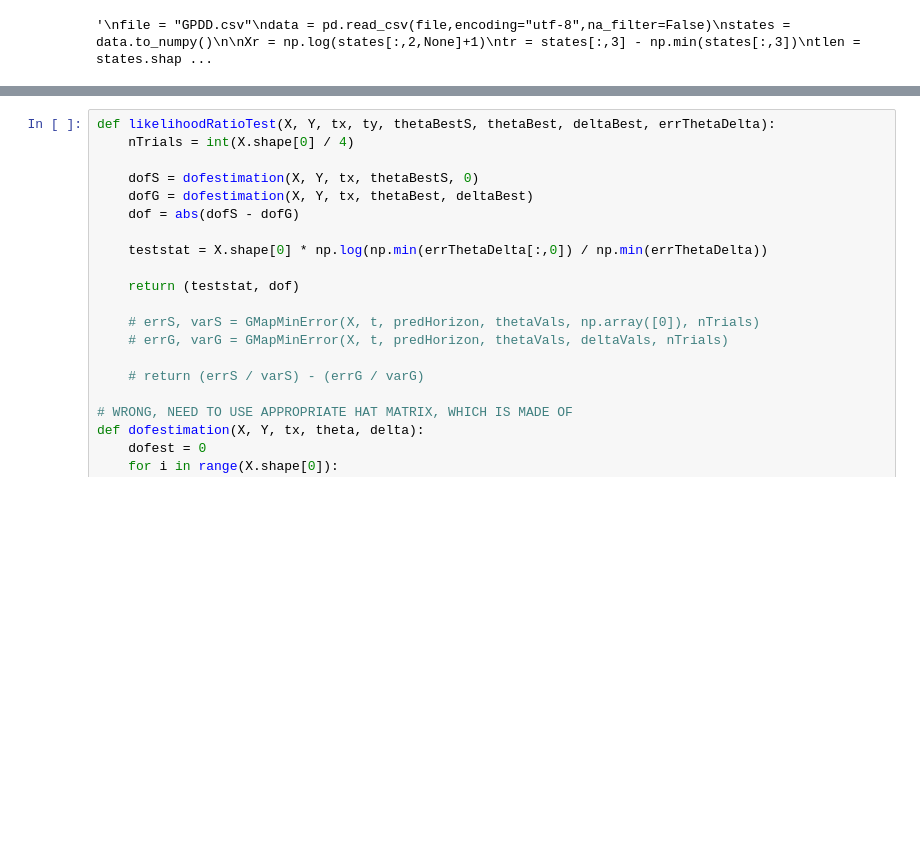
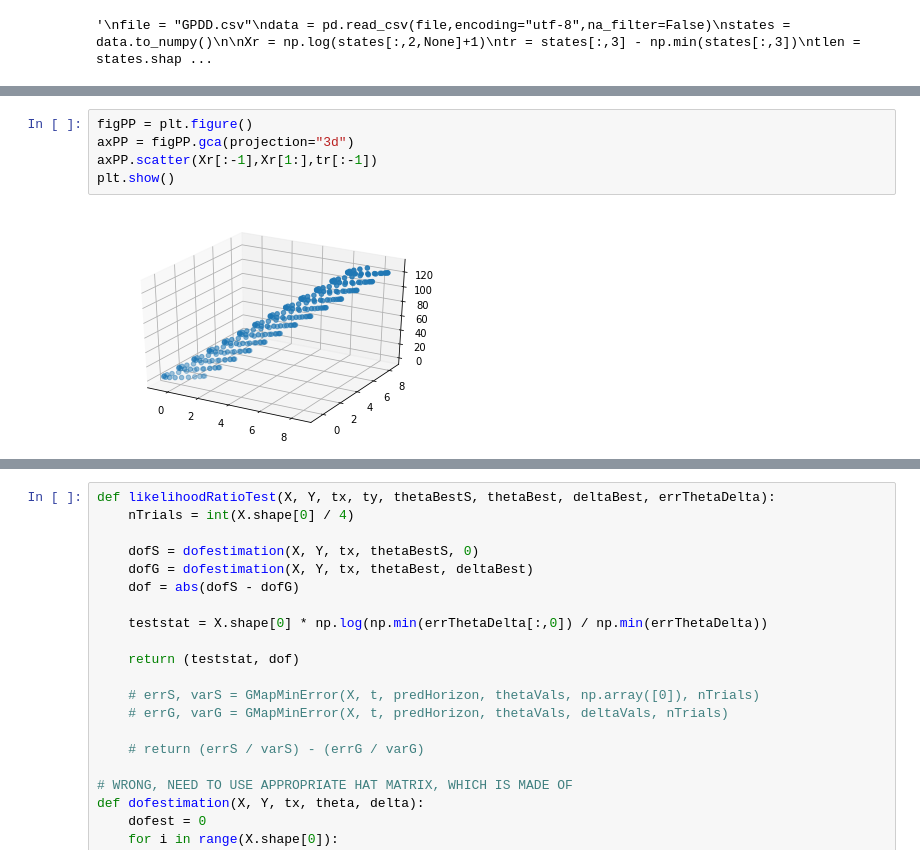
Before and after one commit to kenflat2/Nonlinear-Regression, a Jupyter notebook: Nonstationary SMap.ipynb, the cells around one changed output, grey strips where cells are left out. Cells and saved outputs as stored; diff of their text form; blank space fills up the shorter version.

```diff
--- a/Nonstationary SMap.ipynb
+++ b/Nonstationary SMap.ipynb
@@ -407,3 +690,10 @@ tandtplus1(Xr)
+# %%
+figPP = plt.figure()
+axPP = figPP.gca(projection="3d")
+axPP.scatter(Xr[:-1],Xr[1:],tr[:-1])
+plt.show()
+# %% [output]
+[figure, added]
 # %%
 figL = plt.figure(1,figsize=(6,5))
 
```
Also changed, not shown: parts of 30 cells of this notebook.
